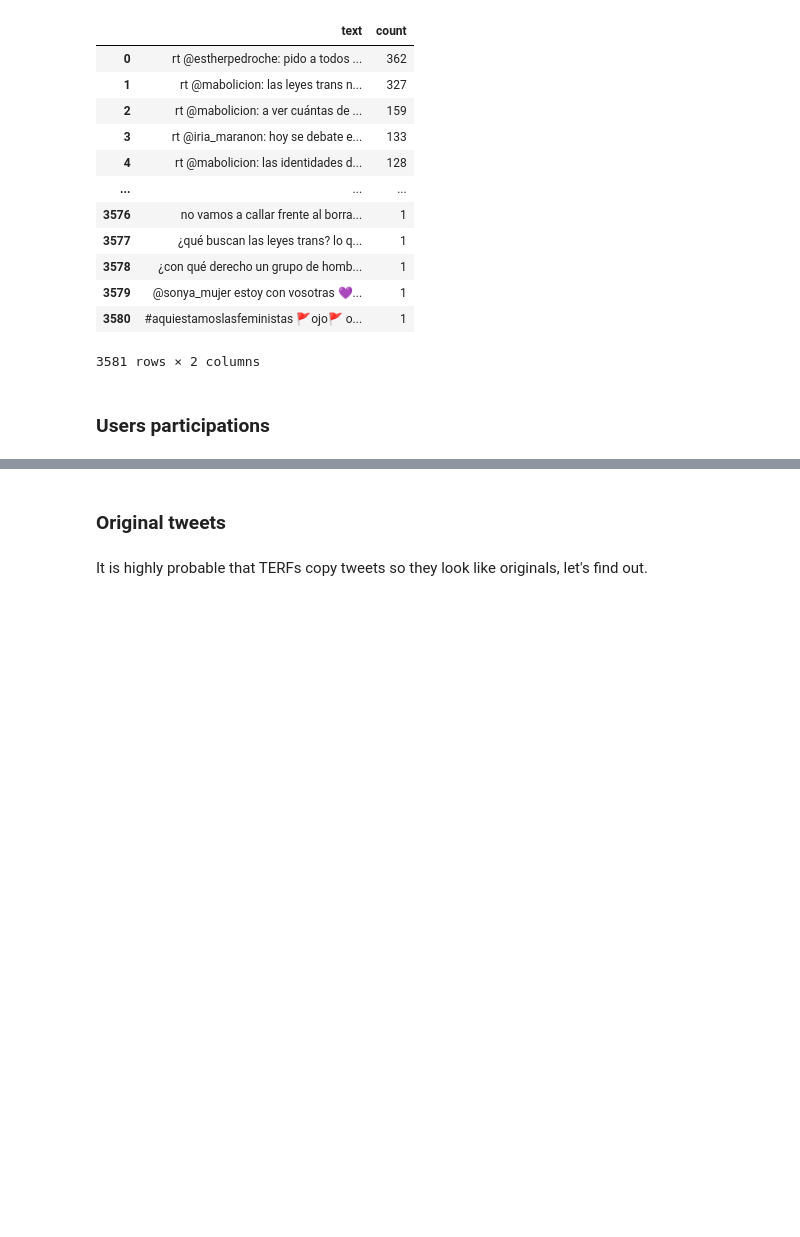
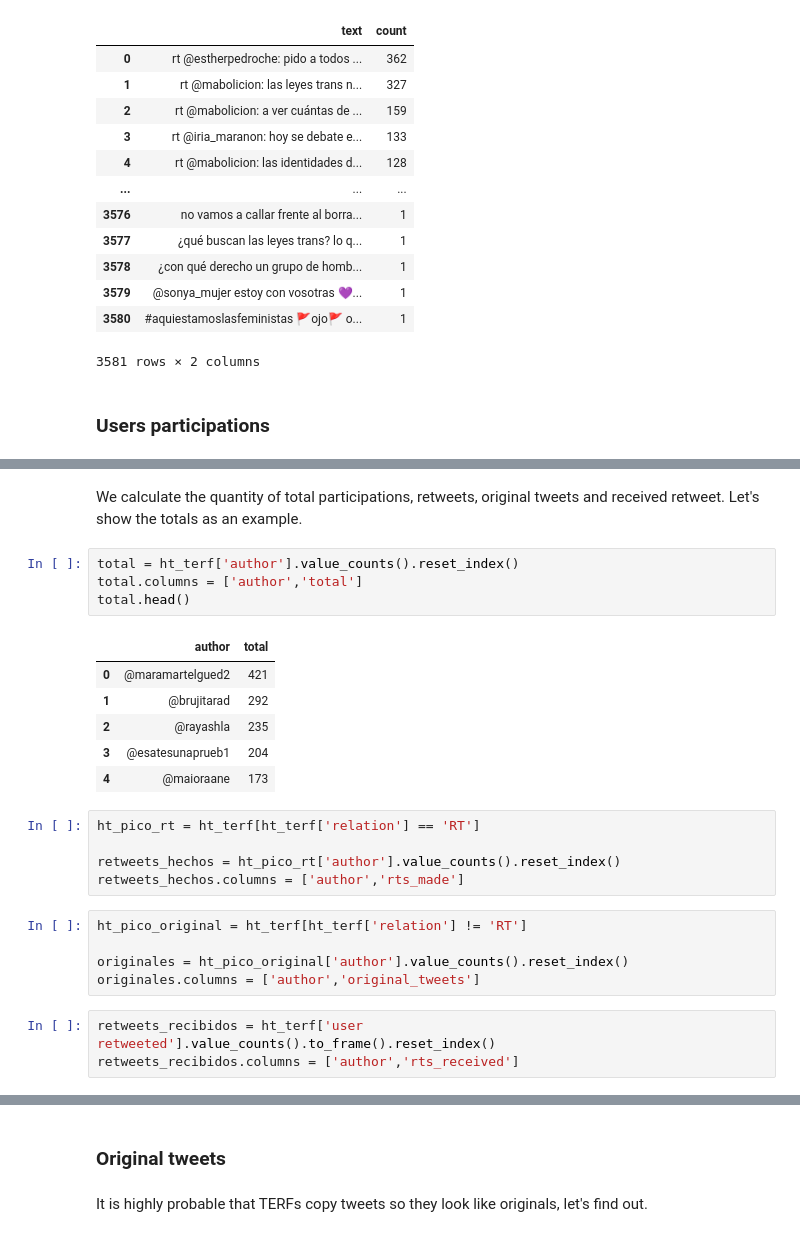
Before and after one commit to Estrohacker/Portfolio, a Jupyter notebook: My Projects/Twitter hashtag analysis with Python.ipynb, the cells around one changed output, grey strips where cells are left out. Drawn from its saved outputs; the diff is of its cells as text; blank space fills up the shorter version.

```diff
--- a/My Projects/Twitter hashtag analysis with Python.ipynb
+++ b/My Projects/Twitter hashtag analysis with Python.ipynb
@@ -391,0 +368,26 @@ authors_unique
+# %% [markdown]
+We calculate the quantity of total participations, retweets, original tweets and received retweet. Let's show the totals as an example.
+# %%
+total = ht_terf['author'].value_counts().reset_index()
+total.columns = ['author','total']
+total.head()
+# %% [output]
+|  | author | total |
+| 0 | @maramartelgued2 | 421 |
+| 1 | @brujitarad | 292 |
+| 2 | @rayashla | 235 |
+| 3 | @esatesunaprueb1 | 204 |
+| 4 | @maioraane | 173 |
+# %%
+ht_pico_rt = ht_terf[ht_terf['relation'] == 'RT']
+
+retweets_hechos = ht_pico_rt['author'].value_counts().reset_index()
+retweets_hechos.columns = ['author','rts_made']
+# %%
+ht_pico_original = ht_terf[ht_terf['relation'] != 'RT']
+
+originales = ht_pico_original['author'].value_counts().reset_index()
+originales.columns = ['author','original_tweets']
+# %%
+retweets_recibidos = ht_terf['user retweeted'].value_counts().to_frame().reset_index()
+retweets_recibidos.columns = ['author','rts_received']
```
Also changed, not shown: parts of 20 cells of this notebook, 1 other file.
